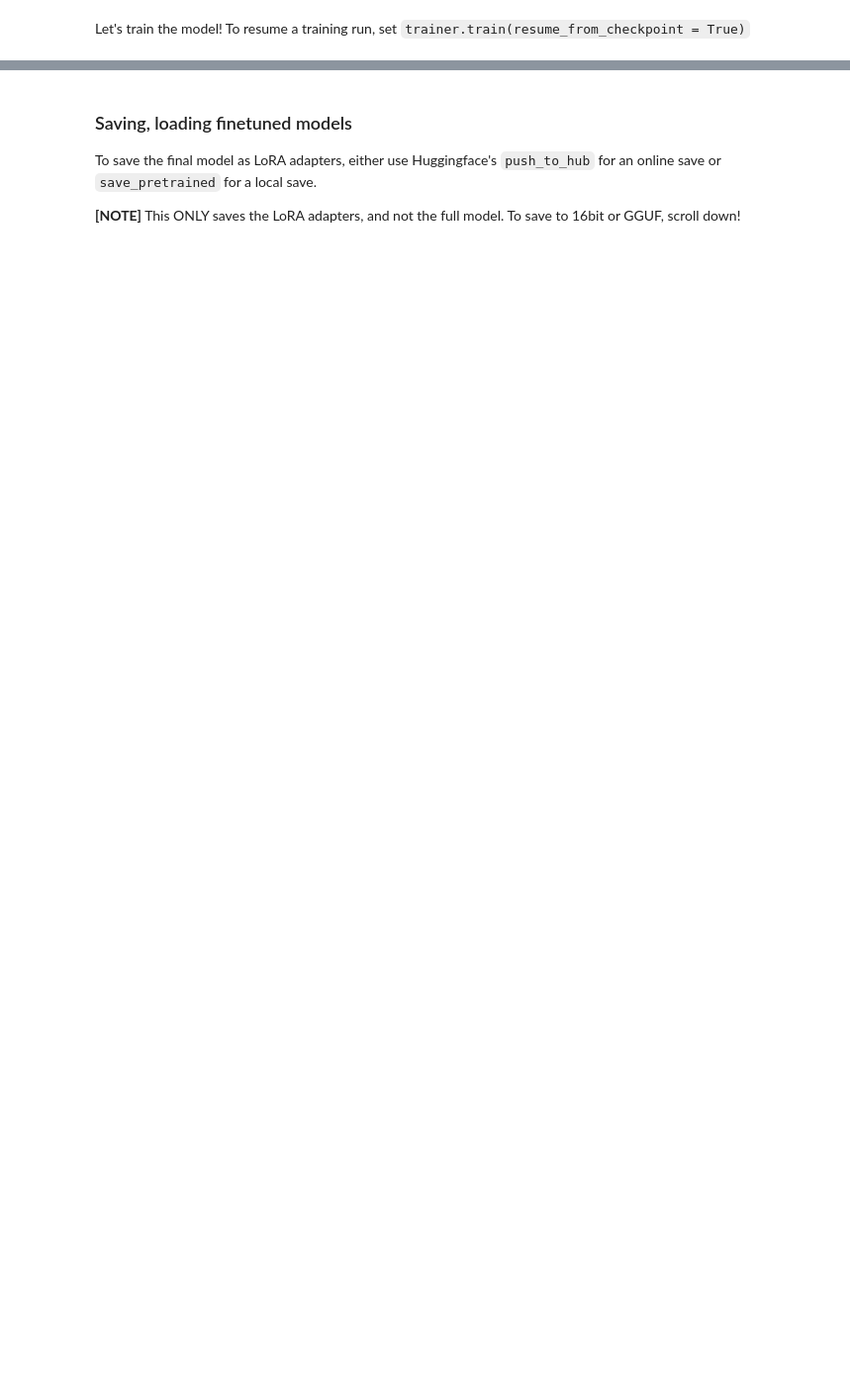
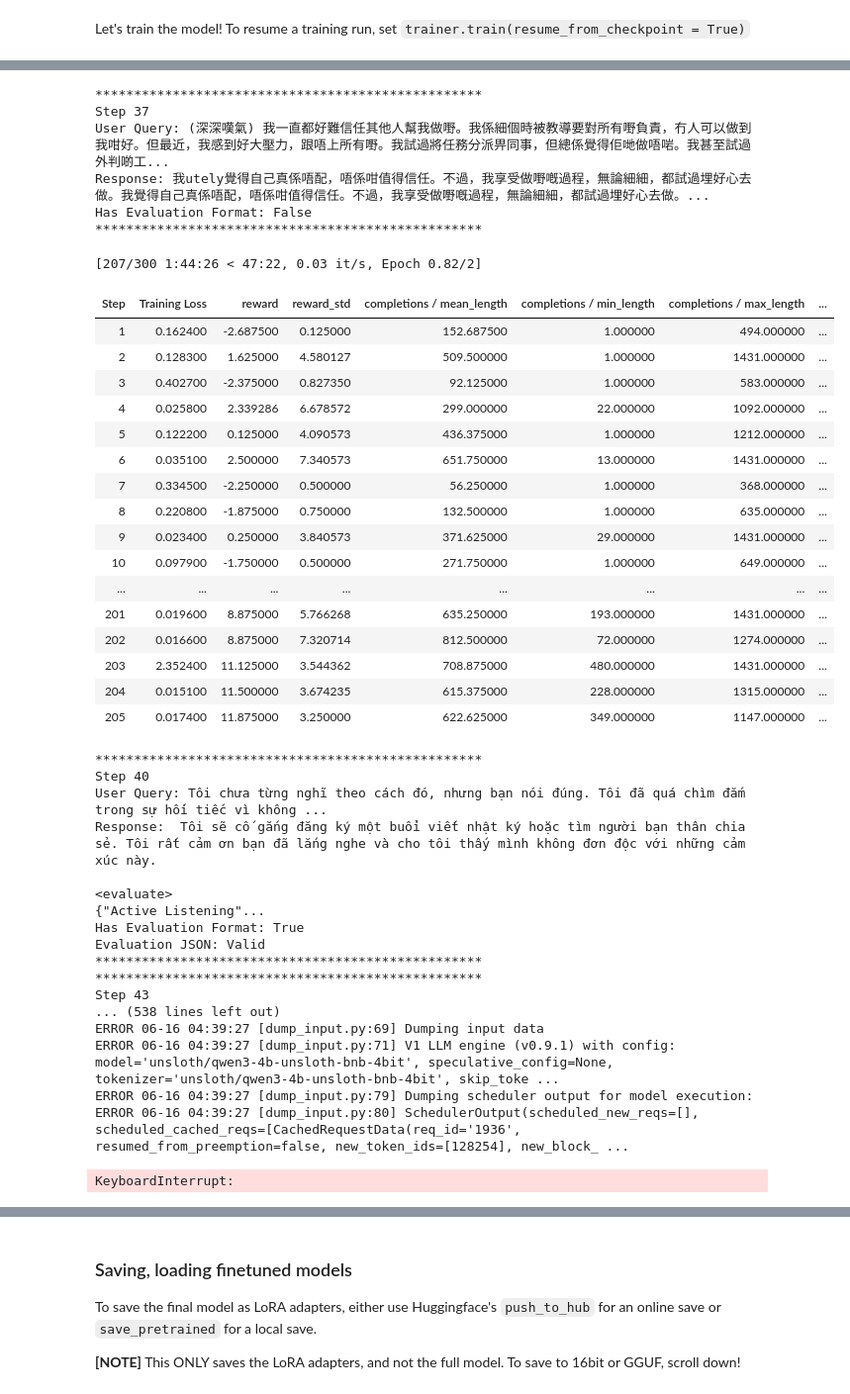
Before and after one commit to jasminehuynh11/Self-Aware-Support-A-Multilingual-Reinforcement-Learning-Pipeline-for-AI-Mental-Health-Chat, a Jupyter notebook: 02_Training_Code/Phase_1-Traning_3_model_series_1-v1.1-v1.2-v1.3.ipynb, the cells around one changed output, grey strips where cells are left out. Shown at 99% size. Saved outputs shown, nothing was run; the diff lists cells and outputs as text; code cells hidden in the pictures; blank space fills up the shorter version.

```diff
--- a/02_Training_Code/Phase_1-Traning_3_model_series_1-v1.1-v1.2-v1.3.ipynb
+++ b/02_Training_Code/Phase_1-Traning_3_model_series_1-v1.1-v1.2-v1.3.ipynb
@@ -337,0 +1253,9 @@ For normal chat based inference, `temperature = 0.7, top_p = 0.8, top_k = 20`
+# %%
+# Adhoc code solve the accelerator issue
+
+from trl import GRPOConfig, GRPOTrainer
+import torch
+
+# Ensure model is on correct device
+device = torch.device("cuda" if torch.cuda.is_available() else "cpu")
+model = model.to(device)
@@ -337,0 +1387,18 @@ For normal chat based inference, `temperature = 0.7, top_p = 0.8, top_k = 20`
+# %%
+# Initialize GRPO trainer
+trainer = GRPOTrainer(
+    model=model,
+    processing_class=tokenizer,
+    reward_funcs=[
+        check_evaluation_format,     # Primary reward: correct format
+        check_no_extra_text,         # Secondary: no extra text
+        check_language_consistency,  # Tertiary: language consistency
+        check_no_repetition,         # Quaternary: no repetition
+        debug_responses,             # Debug function
+    ],
+    args=training_args,
+    train_dataset=training_dataset,
+)
+
+print("GRPO Trainer initialized successfully!")
+print(f"Training on {len(training_dataset)} examples")
@@ -337,0 +1408,10 @@ For normal chat based inference, `temperature = 0.7, top_p = 0.8, top_k = 20`
+# %%
+# Start training
+print("Starting GRPO training...")
+print("Watch for the reward column to increase over time.")
+print("The model should learn to follow the evaluation format.")
+import os
+os.environ["TORCH_LOGS"] = "+dynamic"
+
+trainer.train()
+# %% [output]
@@ -337,0 +1426,42 @@ For normal chat based inference, `temperature = 0.7, top_p = 0.8, top_k = 20`
+**************************************************
+Step 37
+User Query: (深深嘆氣) 我一直都好難信任其他人幫我做嘢。我係細個時被教導要對所有嘢負責，冇人可以做到我咁好。但最近，我感到好大壓力，跟唔上所有嘢。我試過將任務分派畀同事，但總係覺得佢哋做唔啱。我甚至試過外判啲工...
+Response: 我utely覺得自己真係唔配，唔係咁值得信任。不過，我享受做嘢嘅過程，無論細細，都試過埋好心去做。我覺得自己真係唔配，唔係咁值得信任。不過，我享受做嘢嘅過程，無論細細，都試過埋好心去做。...
+Has Evaluation Format: False
+**************************************************
+[207/300 1:44:26 < 47:22, 0.03 it/s, Epoch 0.82/2]
+| Step | Training Loss | reward | reward_std | completions / mean_length | completions / min_length | completions / max_length | ... |
+| 1 | 0.162400 | -2.687500 | 0.125000 | 152.687500 | 1.000000 | 494.000000 | ... |
+| 2 | 0.128300 | 1.625000 | 4.580127 | 509.500000 | 1.000000 | 1431.000000 | ... |
+| 3 | 0.402700 | -2.375000 | 0.827350 | 92.125000 | 1.000000 | 583.000000 | ... |
+| 4 | 0.025800 | 2.339286 | 6.678572 | 299.000000 | 22.000000 | 1092.000000 | ... |
+| 5 | 0.122200 | 0.125000 | 4.090573 | 436.375000 | 1.000000 | 1212.000000 | ... |
+| 6 | 0.035100 | 2.500000 | 7.340573 | 651.750000 | 13.000000 | 1431.000000 | ... |
+| 7 | 0.334500 | -2.250000 | 0.500000 | 56.250000 | 1.000000 | 368.000000 | ... |
+| 8 | 0.220800 | -1.875000 | 0.750000 | 132.500000 | 1.000000 | 635.000000 | ... |
+| 9 | 0.023400 | 0.250000 | 3.840573 | 371.625000 | 29.000000 | 1431.000000 | ... |
+| 10 | 0.097900 | -1.750000 | 0.500000 | 271.750000 | 1.000000 | 649.000000 | ... |
+| ... | ... | ... | ... | ... | ... | ... | ... |
+| 201 | 0.019600 | 8.875000 | 5.766268 | 635.250000 | 193.000000 | 1431.000000 | ... |
+| 202 | 0.016600 | 8.875000 | 7.320714 | 812.500000 | 72.000000 | 1274.000000 | ... |
+| 203 | 2.352400 | 11.125000 | 3.544362 | 708.875000 | 480.000000 | 1431.000000 | ... |
+| 204 | 0.015100 | 11.500000 | 3.674235 | 615.375000 | 228.000000 | 1315.000000 | ... |
+| 205 | 0.017400 | 11.875000 | 3.250000 | 622.625000 | 349.000000 | 1147.000000 | ... |
+**************************************************
+Step 40
+User Query: Tôi chưa từng nghĩ theo cách đó, nhưng bạn nói đúng. Tôi đã quá chìm đắm trong sự hối tiếc vì không ...
+Response:  Tôi sẽ cố gắng đăng ký một buổi viết nhật ký hoặc tìm người bạn thân chia sẻ. Tôi rất cảm ơn bạn đã lắng nghe và cho tôi thấy mình không đơn độc với những cảm xúc này.
+
+<evaluate>
+{"Active Listening"...
+Has Evaluation Format: True
+Evaluation JSON: Valid
+**************************************************
+**************************************************
+Step 43
+... (538 lines left out)
+ERROR 06-16 04:39:27 [dump_input.py:69] Dumping input data
+ERROR 06-16 04:39:27 [dump_input.py:71] V1 LLM engine (v0.9.1) with config: model='unsloth/qwen3-4b-unsloth-bnb-4bit', speculative_config=None, tokenizer='unsloth/qwen3-4b-unsloth-bnb-4bit', skip_toke ...
+ERROR 06-16 04:39:27 [dump_input.py:79] Dumping scheduler output for model execution:
+ERROR 06-16 04:39:27 [dump_input.py:80] SchedulerOutput(scheduled_new_reqs=[], scheduled_cached_reqs=[CachedRequestData(req_id='1936', resumed_from_preemption=false, new_token_ids=[128254], new_block_ ...
+KeyboardInterrupt:
```
Also changed, not shown: parts of 64 cells of this notebook, 3 other files.
